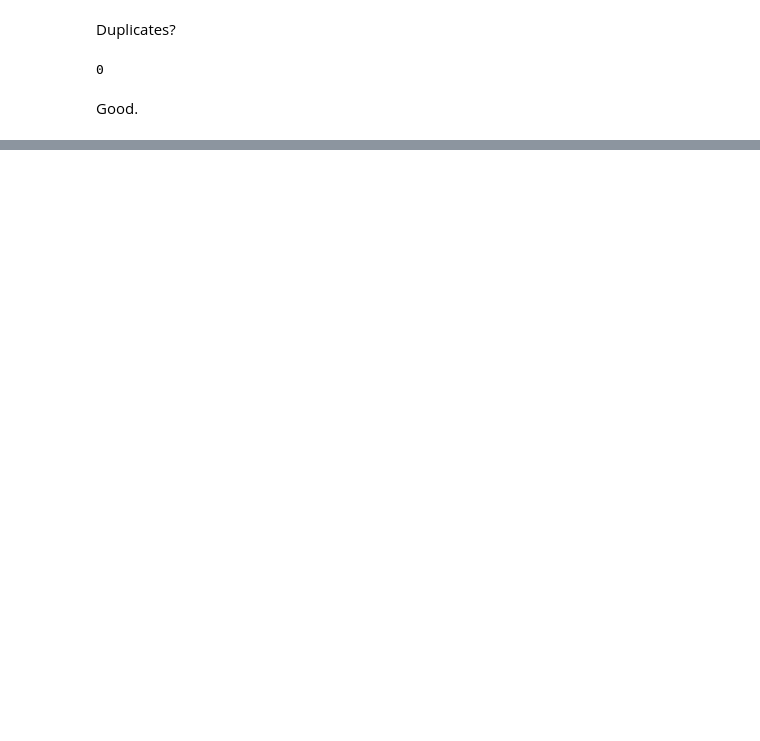
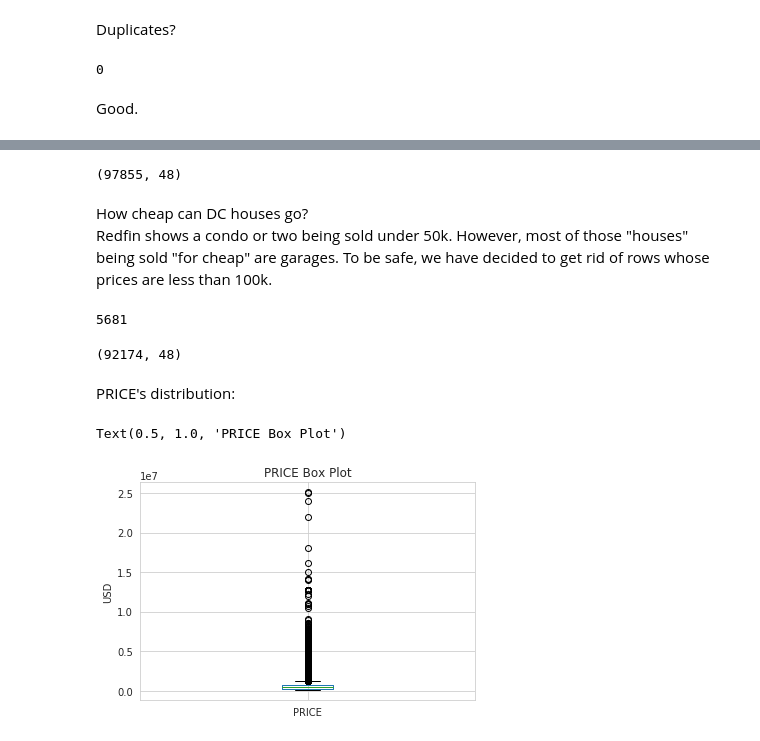
Before and after one commit to nt-ds/dc-residential-properties-analysis, a Jupyter notebook: notebooks/1.0-nt-eda.ipynb, the cells around one changed output, grey strips where cells are left out. Cells and saved outputs as stored; diff of their text form; code cells hidden in the pictures; blank space fills up the shorter version.

```diff
--- a/notebooks/1.0-nt-eda.ipynb
+++ b/notebooks/1.0-nt-eda.ipynb
@@ -103,0 +208,28 @@ Good.
+# %%
+properties = properties[properties.PRICE < 50000000]
+properties.shape
+# %% [output]
+(97855, 48)
+# %% [markdown]
+How cheap can DC houses go?<br>
+Redfin shows a condo or two being sold under 50k. However, most of those "houses" being sold "for cheap" are garages. To be safe, we have decided to get rid of rows whose prices are less than 100k.
+# %%
+len(properties[properties.PRICE < 100000])
+# %% [output]
+5681
+# %%
+properties = properties[properties.PRICE >= 100000]
+properties.shape
+# %% [output]
+(92174, 48)
+# %% [markdown]
+PRICE's distribution:
+# %%
+properties.reset_index(inplace=True, drop=True)
+# %%
+properties.PRICE.plot.box()
+plt.ylabel("USD")
+plt.title("PRICE Box Plot")
+# %% [output]
+Text(0.5, 1.0, 'PRICE Box Plot')
+[figure, added]
```
Also changed, not shown: parts of 124 cells of this notebook.
